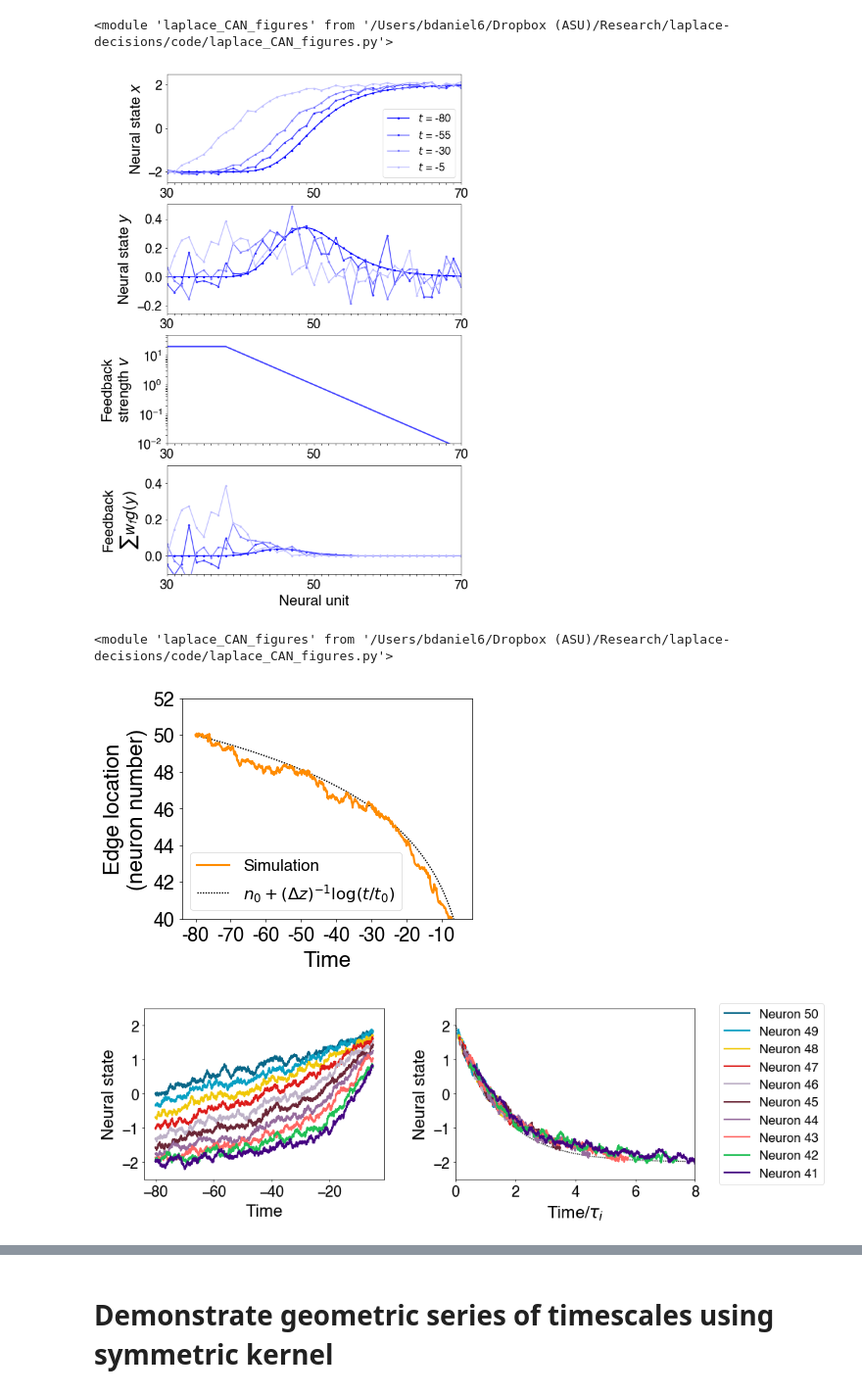
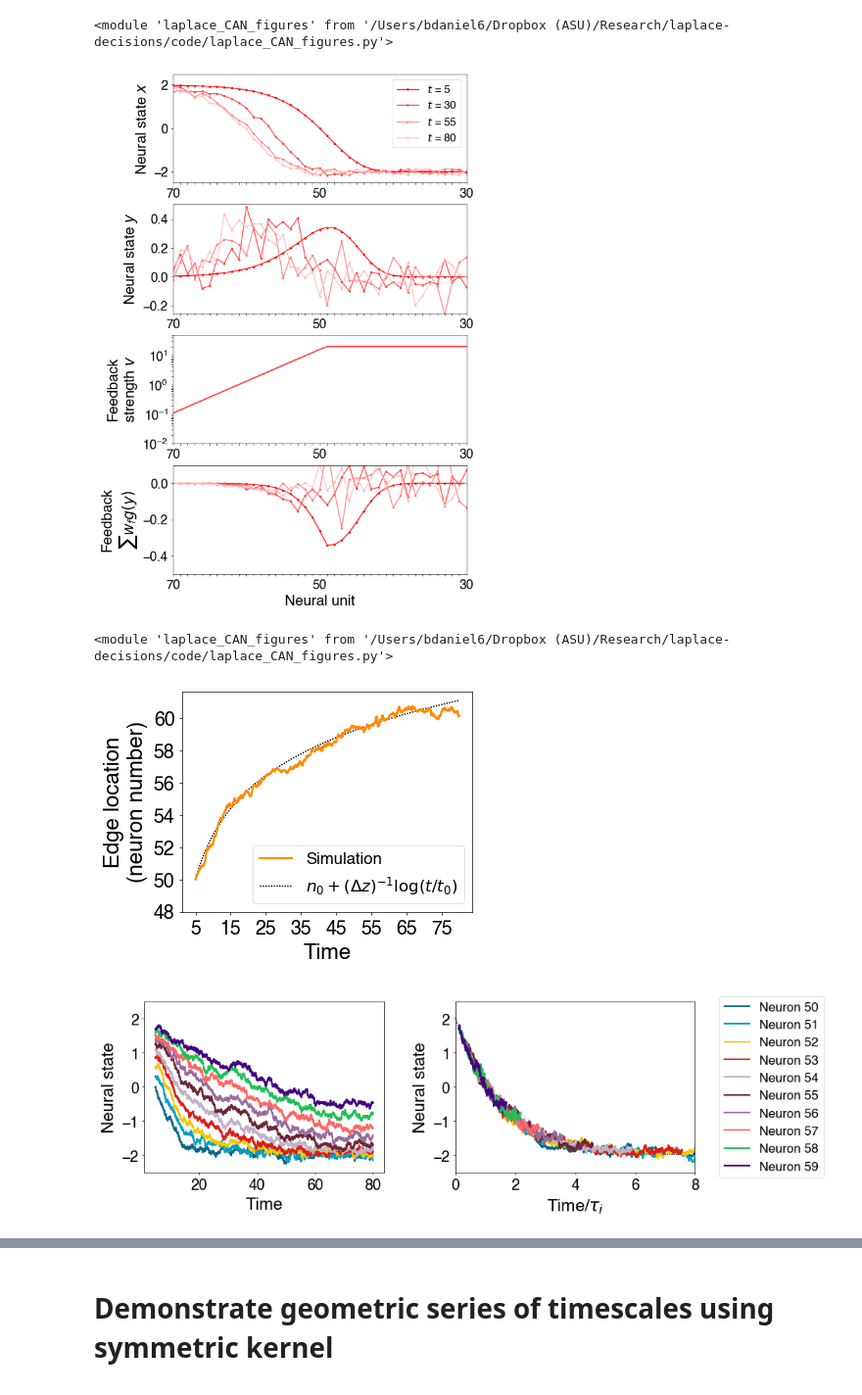
Before and after one commit to Collective-Logic-Lab/laplace-decisions, a Jupyter notebook: laplace-CAN-paper-figures.ipynb, the cells around one changed output, grey strips where cells are left out. Shown: that part at 98% size. Saved outputs shown, nothing was run; the diff lists cells and outputs as text; code cells hidden in the pictures.

Commit message:
flip time axis of time rescaling 'future' case

```diff
--- a/laplace-CAN-paper-figures.ipynb
+++ b/laplace-CAN-paper-figures.ipynb
@@ -31,7 +31,7 @@ from laplace_network import asymmetric_edge_states
 # set up 1-D line of units with nearest-neighbor interactions
 # and fixed boundary conditions implemented by large fields at the ends
 
-sim_type = 'future' #'past' #'future'
+sim_type = 'past' #'past' #'future'
 Npopulation = 100 # number of units in each population
 # delta_z is the conversion unit from distance measured in number of neurons
 # to the relevant output variable z
@@ -51,7 +51,7 @@ J = 2 #4
 # constant interaction from edge neurons to corresponding bump neurons
 J_edge_bump = sigma_other/2
 # strength of feedback from bump to edge neurons varies with n
-J_bump_edge_abs_max = 1 # XXX #1 # 10 # to avoid instability
+J_bump_edge_abs_max = 1 # 10 # to avoid instability
 J_bump_edge_scale_factor_asymmetric = sigma_other
 J_bump_edge = [ -J_bump_edge_scale_factor_asymmetric*np.clip(
                     1./t_0_asymmetric*1./delta_z*np.exp(-delta_z*(n-n_0_asymmetric)),
@@ -167,7 +167,7 @@ if include_feedback_plots:
     filename += '_with_feedback_plots'
 plt.savefig(filename+'.pdf')
 # %% [output]
-[figure, old version]
+[figure, new version]
 # %%
 reload(lf)
 # %% [output]
@@ -184,30 +184,29 @@ if noise_var > 1e-6:
     filename += '_noise'
 plt.savefig(filename+'.pdf')
 # %% [output]
-[figure, old version]
+[figure, new version]
 # %%
 lf.time_rescaling_plot(states_asymmetric,n_0_asymmetric,t_0_asymmetric,delta_z,
                        state_min=-net_asymmetric.J-0.5,state_max=net_asymmetric.J+0.5,
                        delta_n=int(1/delta_z/4),sim_type=sim_type)
 
 # also plot analytical result as dotted line
-if sim_type == 'past':
-    analytical_times = np.linspace(0,10*t_0_asymmetric,1000)
-elif sim_type == 'future':
-    analytical_times = np.linspace(10*t_0_asymmetric,0,1000)
-plt.plot(analytical_times/t_0_asymmetric,
-         net_asymmetric.J*(2*asymmetric_edge_states(n_0_asymmetric,analytical_times,
-                                                 delta_z=delta_z,n_0=n_0_asymmetric,t_0=t_0_asymmetric)-1),
+analytical_times = np.linspace(0,10*t_0_asymmetric,1000)
+plt.plot(analytical_times,
+         net_asymmetric.J*( 2 * asymmetric_edge_states(0,analytical_times,
+                                                       delta_z=delta_z,
+                                                       n_0=0,
+                                                       t_0=np.sign(t_0_asymmetric)) - 1 ),
          'k',
          zorder=-10,
          lw=1,
          ls=(0,(1,1)) )
 filename = '240508_asymmetric_time_rescaling_{}'.format(sim_type)
 if noise_var > 1e-6:
     filename += '_noise'
 plt.savefig(filename+'.pdf')
 # %% [output]
-[figure, old version]
+[figure, new version]
 # %%
 # 2024/1/18 make 2D heat-map plot for "edge" and "bump" neurons
 neuronType = 'bump' #'edge' #'bump'
```
Also changed, not shown: parts of 2 cells of this notebook, 1 other file.
